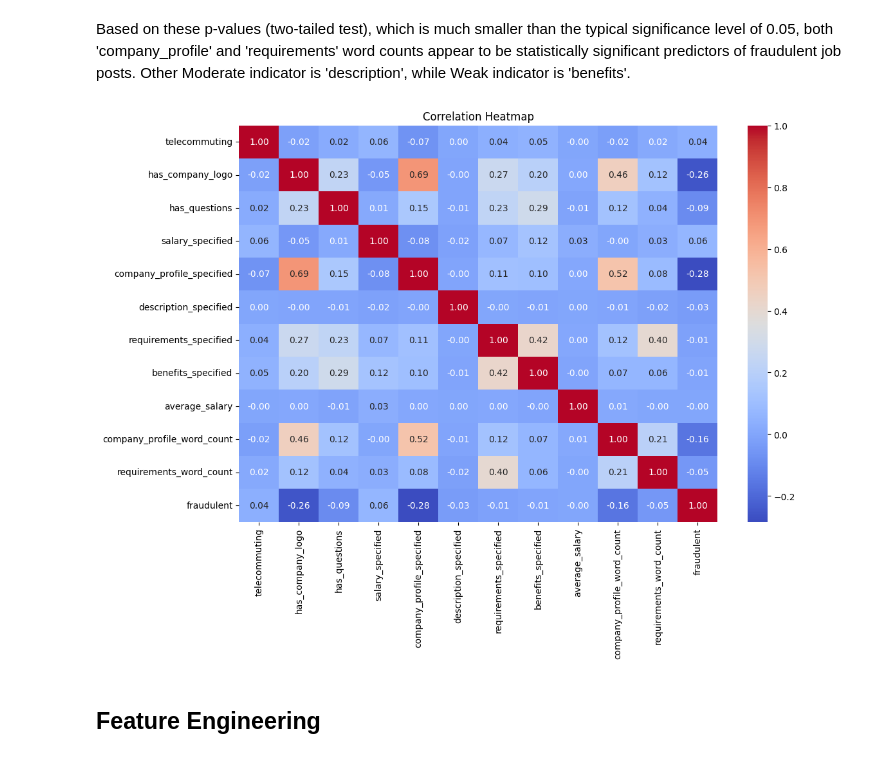
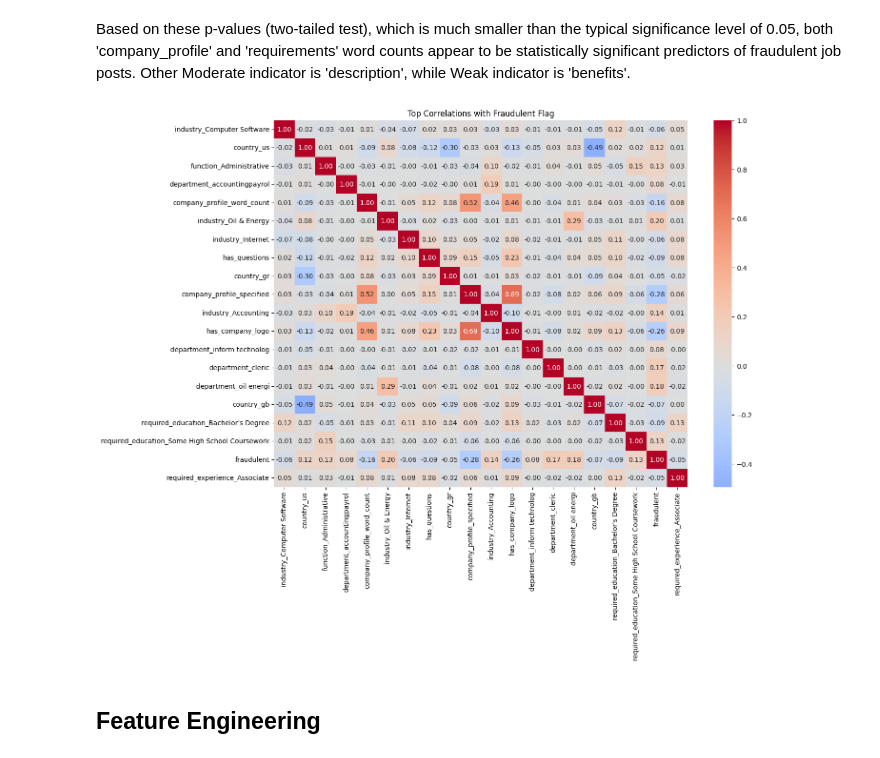
Before and after one commit to SpencerLimSzeSing/fraudulent-job-prediction, a Jupyter notebook: notebook/notebook.ipynb, the cells around one changed output. Drawn from its saved outputs; the diff is of its cells as text; code cells hidden in the pictures.

```diff
--- a/notebook/notebook.ipynb
+++ b/notebook/notebook.ipynb
@@ -382,0 +559,2 @@ df1['country'].nunique()
+# %%
+df1.drop(columns=['state', 'city'], inplace=True)
@@ -382,0 +627,14 @@ df1['country'].nunique()
+# %%
+# List of text features
+text_features = ['title', 'department', 'company_profile', 'description', 'requirements', 'benefits']
+
+def stemming(text):
+    if isinstance(text, str):
+        tokens = text.split()
+        cleaned_tokens = [ps.stem(w) for w in tokens]
+        return ' '.join(cleaned_tokens)
+    else:
+        return ''
+
+for feature in text_features:
+    df1[feature] = df1[feature].apply(stemming)
@@ -382,0 +647,3 @@ df1['country'].nunique()
+# %%
+df1.drop(columns=['combined_text'], inplace=True)
+df1.info()
@@ -592,0 +885,2 @@ See the caveats in the documentation: https://pandas.pydata.org/pandas-docs/stab
+# %%
+df1.drop(columns=['department_top', 'industry_top', 'function_top','country_top'], inplace=True)
@@ -746,20 +1065,35 @@ Other Moderate indicator is 'description', while  Weak indicator is 'benefits'.
 # %%
 df1=df1.drop(columns=['benefits_word_count'])
 # %%
+cat_cols = ["department", "employment_type", "required_experience", "required_education", "industry", "function", "country"]
+temp_cat = df1[cat_cols].fillna("Unknown")
+ohe = OneHotEncoder(handle_unknown='ignore', sparse_output=False)
+cat_encoded = ohe.fit_transform(temp_cat)
+cat_encoded_df = pd.DataFrame(cat_encoded, columns=ohe.get_feature_names_out(cat_cols),index=df1.index)
 
 cols_for_heatmap = [
     'telecommuting', 'has_company_logo', 'has_questions', 'salary_specified', 'company_profile_specified', 'description_specified', 'requirements_specified', 'benefits_specified',
     'average_salary', 'company_profile_word_count','requirements_word_count', 'fraudulent'
 ]
 
-df1_heatmap = df1[cols_for_heatmap].fillna(0)
+df_analysis = pd.concat([df1[cols_for_heatmap], cat_encoded_df], axis=1)
 
-plt.figure(figsize=(12, 8))
-sns.heatmap(df1_heatmap.corr(), annot=True, fmt=".2f", cmap='coolwarm')
-plt.title("Correlation Heatmap")
+df1_heatmap = df_analysis.fillna(0)
+
+# Calculate correlations specifically for the 'fraudulent' target
+correlations = df1_heatmap.corr()['fraudulent'].sort_values(ascending=False)
+
+# Select the top 10 positive and top 10 negative correlations
+top_features = correlations.head(10).index.tolist() + correlations.tail(10).index.tolist()
+df_subset = df1_heatmap[list(set(top_features))]
+
+# Plotting the simplified heatmap
+plt.figure(figsize=(14, 10))
+sns.heatmap(df_subset.corr(), annot=True, fmt=".2f", cmap='coolwarm', center=0)
+plt.title("Top Correlations with Fraudulent Flag")
 plt.show()
 # %% [output]
-[figure, old version]
+[figure, new version]
 # %% [markdown]
 ## Feature Engineering
 # %%
```
Also changed, not shown: parts of 47 cells of this notebook, 9 other files.
